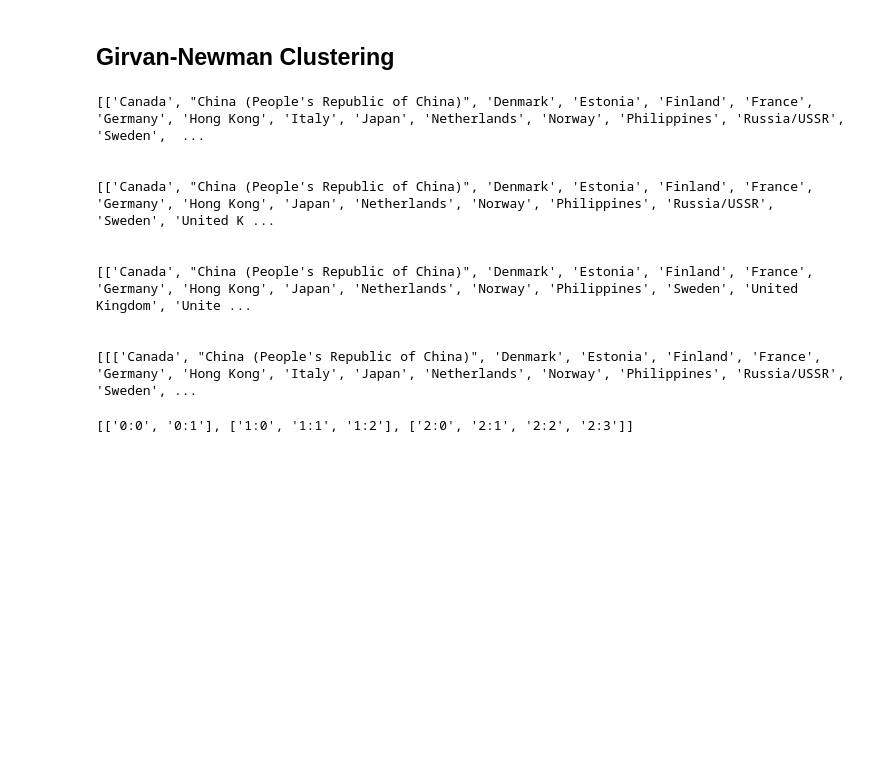
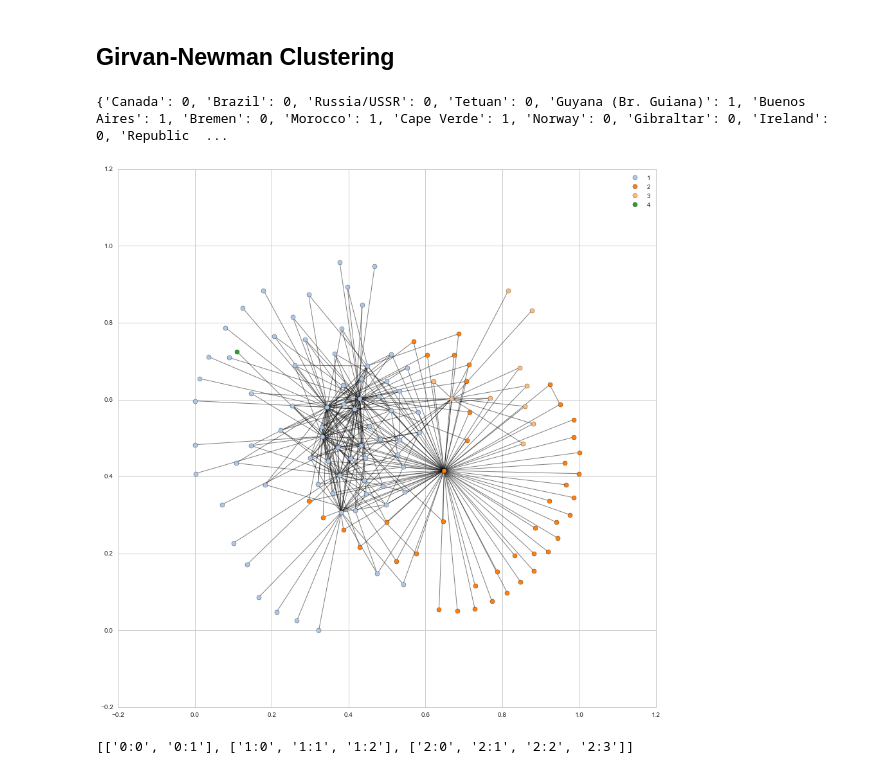
Before and after one commit to mydu/bilateral-vis, a Jupyter notebook: data-visualization.ipynb, the cells around one changed output. Cells and saved outputs as stored; diff of their text form; code cells hidden in the pictures; blank space fills up the shorter version.

```diff
--- a/data-visualization.ipynb
+++ b/data-visualization.ipynb
@@ -271,22 +271,39 @@ comp = centrality.girvan_newman(G)
 
 limited = itertools.takewhile(lambda c: len(c) <= k, comp)
 ls=[]
+depth=0
+dict_predict = {}
 for communities in limited:
-    ls += [list(sorted(c) for c in communities)]
-    print(list(sorted(c) for c in communities))
-    print('\n')
-print ls
+#     ls += [list(sorted(c) for c in communities)]
+#     print(list(sorted(c) for c in communities))
+    depth+=1
+    if depth==k-1:
+        for i in range(len(communities)):
+            for d in communities[i]:
+                dict_predict.update({
+                        d:i
+                    })
+print dict_predict
 # %% [output]
-[['Canada', "China (People's Republic of China)", 'Denmark', 'Estonia', 'Finland', 'France', 'Germany', 'Hong Kong', 'Italy', 'Japan', 'Netherlands', 'Norway', 'Philippines', 'Russia/USSR', 'Sweden',  ...
-
-
-[['Canada', "China (People's Republic of China)", 'Denmark', 'Estonia', 'Finland', 'France', 'Germany', 'Hong Kong', 'Japan', 'Netherlands', 'Norway', 'Philippines', 'Russia/USSR', 'Sweden', 'United K ...
-
-
-[['Canada', "China (People's Republic of China)", 'Denmark', 'Estonia', 'Finland', 'France', 'Germany', 'Hong Kong', 'Japan', 'Netherlands', 'Norway', 'Philippines', 'Sweden', 'United Kingdom', 'Unite ...
-
-
-[[['Canada', "China (People's Republic of China)", 'Denmark', 'Estonia', 'Finland', 'France', 'Germany', 'Hong Kong', 'Italy', 'Japan', 'Netherlands', 'Norway', 'Philippines', 'Russia/USSR', 'Sweden', ...
+{'Canada': 0, 'Brazil': 0, 'Russia/USSR': 0, 'Tetuan': 0, 'Guyana (Br. Guiana)': 1, 'Buenos Aires': 1, 'Bremen': 0, 'Morocco': 1, 'Cape Verde': 1, 'Norway': 0, 'Gibraltar': 0, 'Ireland': 0, 'Republic  ...
+# %%
+plt.figure(figsize = [15,15])
+count = 0
+pos = nx.fruchterman_reingold_layout(G)
+
+for com in set(dict_predict.values()) :
+    count = count + 1
+    list_nodes = [nodes for nodes in dict_predict.keys()
+                                if dict_predict[nodes] == com]
+    nx.draw_networkx_nodes(G, pos, list_nodes, node_size = 50,
+                                node_color = colors[count],label = count)
+
+plt.legend()
+nx.draw_networkx_edges(G,pos, alpha=0.5)
+
+plt.show()
+# %% [output]
+[figure, added]
 # %%
  def generate_list_name(ls):
     '''
```
Also changed, not shown: parts of 2 cells of this notebook.
